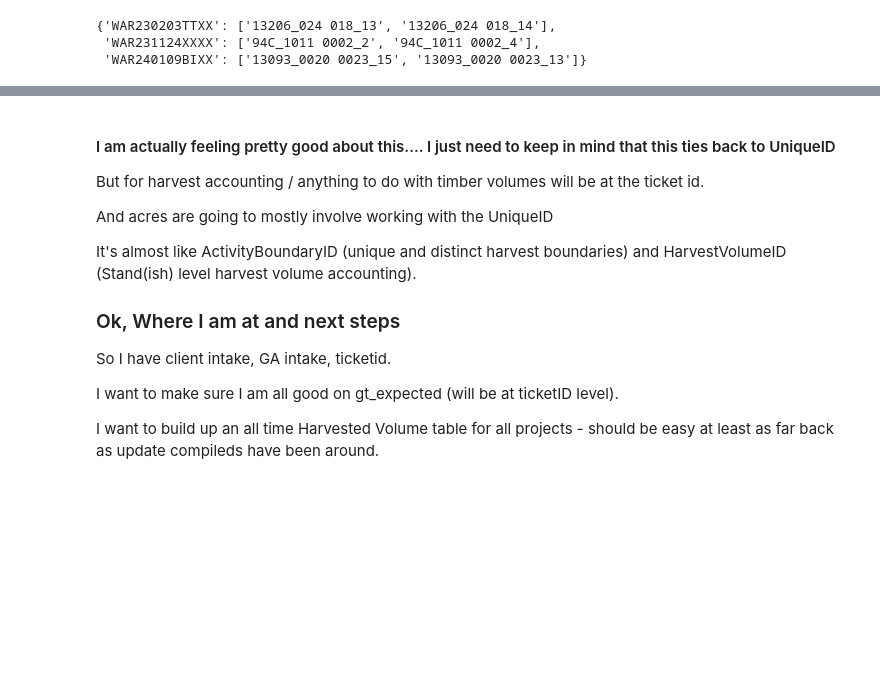
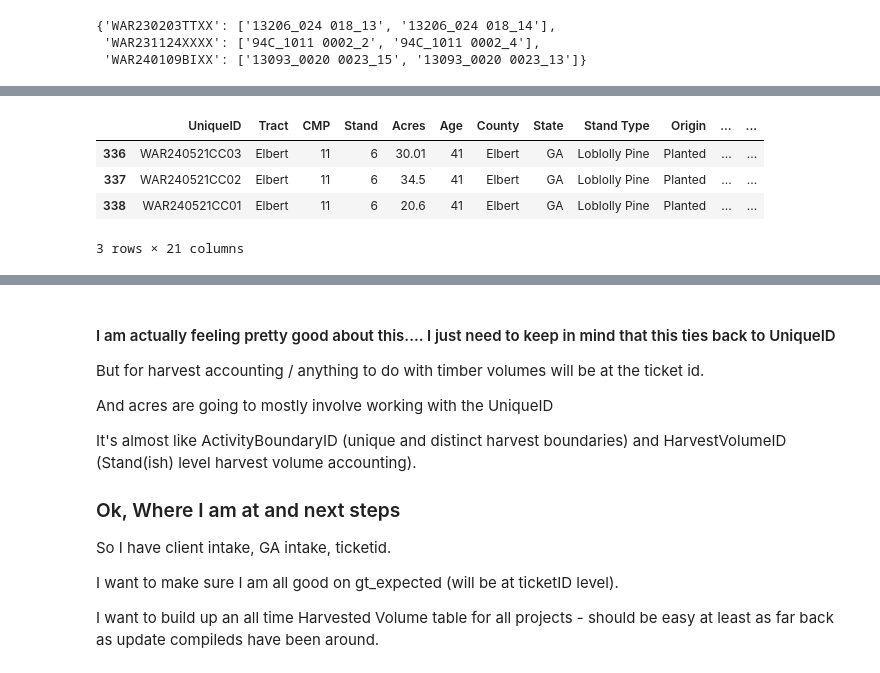
Before and after one commit to BilyBrown/sqlite3-tutorial, a Jupyter notebook: create_war_tables.ipynb, the cells around one changed output, grey strips where cells are left out. Drawn from its saved outputs; the diff is of its cells as text; code cells hidden in the pictures; blank space fills up the shorter version.

Commit message:
working on getting the new ticket ids attributed to the client table

```diff
--- a/create_war_tables.ipynb
+++ b/create_war_tables.ipynb
@@ -690,5 +690,5 @@ def break_list(x):
 
     return trial_list
 # %%
-trial_df.groupby('finalid').agg({'TCS': lambda x: list(x),
-                                 'UniqueID': lambda x: break_list(x)})
+new_ticket_df = trial_df.groupby('finalid').agg({'TCS': lambda x: list(x),
+                                 'UniqueID': lambda x: break_list(x)}).reset_index()
@@ -738,0 +695,8 @@ trial_df[trial_df['otherid']!= "nan"]
+# %%
+client_df.loc[client_df['UniqueID'].isin(new_ticket_df.loc[new_ticket_df['finalid'] == "WAR240521CCXX", 'UniqueID'].values[0])]
+# %% [output]
+|  | UniqueID | Tract | CMP | Stand | Acres | Age | County | State | Stand Type | Origin | ... | ... |
+| 336 | WAR240521CC03 | Elbert | 11 | 6 | 30.01 | 41 | Elbert | GA | Loblolly Pine | Planted | ... | ... |
+| 337 | WAR240521CC02 | Elbert | 11 | 6 | 34.5 | 41 | Elbert | GA | Loblolly Pine | Planted | ... | ... |
+| 338 | WAR240521CC01 | Elbert | 11 | 6 | 20.6 | 41 | Elbert | GA | Loblolly Pine | Planted | ... | ... |
+3 rows × 21 columns
```
Also changed, not shown: parts of 4 cells of this notebook.
